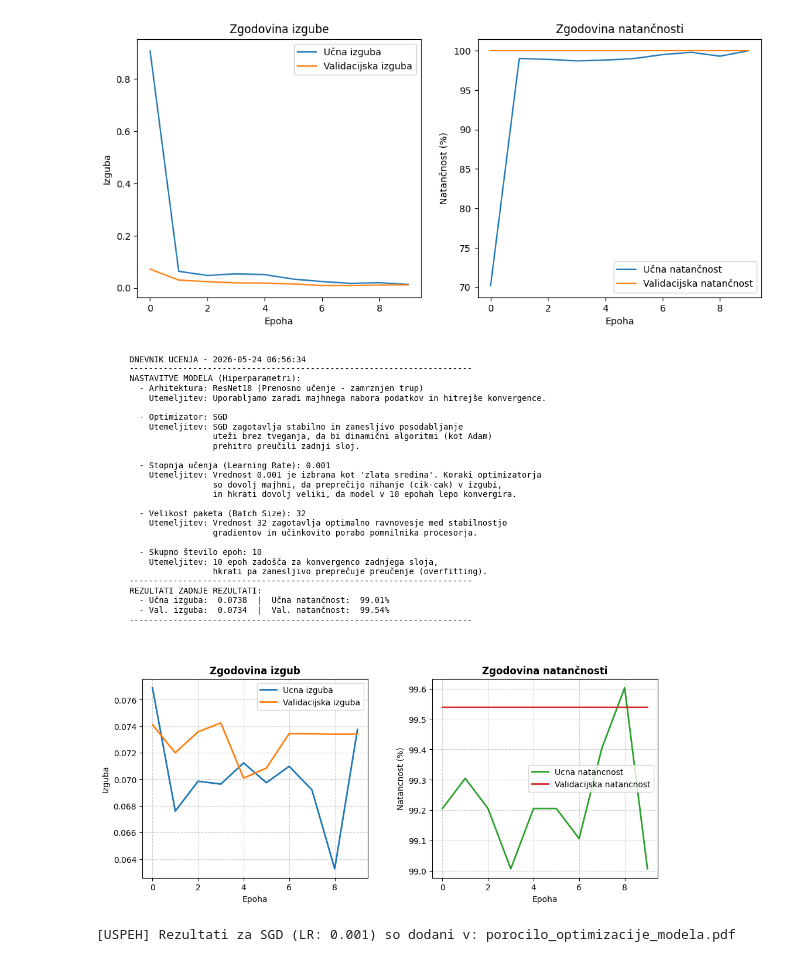
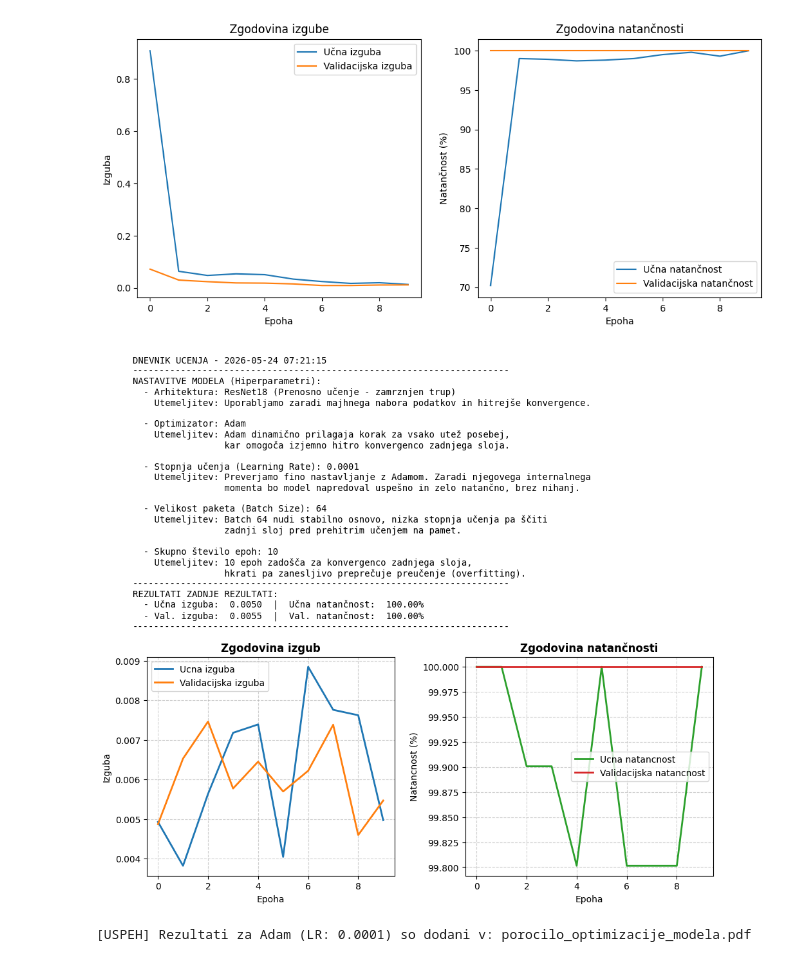
Before and after one commit to pametni-paketnik/paketnik, a Jupyter notebook: ORV/model_ucenje.ipynb, the cells around one changed output. Saved outputs shown, nothing was run; the diff lists cells and outputs as text; code cells hidden in the pictures.

Commit message:
Optimizacija modela - LR[0.01, 0.001, 0.0001], velikost paketa 64, optimizator Adam

```diff
--- a/ORV/model_ucenje.ipynb
+++ b/ORV/model_ucenje.ipynb
@@ -54,7 +54,8 @@ train_dataset = datasets.ImageFolder(root=os.path.join(data_dir, 'train'), trans
 val_dataset = datasets.ImageFolder(root=os.path.join(data_dir, 'val'), transform=val_test_transforms)
 test_dataset = datasets.ImageFolder(root=os.path.join(data_dir, 'test'), transform=val_test_transforms)
 
-BATCH_SIZE = 32
+# [32, 64, 128]
+BATCH_SIZE = 64
 
 train_loader = DataLoader(train_dataset, batch_size=BATCH_SIZE, shuffle=True)
 val_loader = DataLoader(val_dataset, batch_size=BATCH_SIZE, shuffle=False)
@@ -131,7 +132,7 @@ LEARNING_RATE = 0.0001
 
 # optimizator Adam = posodabljal bo samo uteži našega zadnjega sloja
 # OPTIMIZERS = ['Adam', 'SGD']
-optimizer = optim.SGD(model.fc.parameters(), lr=LEARNING_RATE)
+optimizer = optim.Adam(model.fc.parameters(), lr=LEARNING_RATE)
 
 # koliko krat bo šel naš model skozi celotno učno množico
 EPOCHS = 10
@@ -266,18 +267,16 @@ tekstovni_povzetek = (
     f"    Utemeljitev: Uporabljamo zaradi majhnega nabora podatkov in hitrejše konvergence.\n\n"
 
     f"  - Optimizator: {tip_optimizatorja}\n"
-    f"    Utemeljitev: SGD zagotavlja stabilno in zanesljivo posodabljanje\n"
-    f"                 uteži brez tveganja, da bi dinamični algoritmi (kot Adam)\n"
-    f"                 prehitro preučili zadnji sloj.\n\n"
+    f"    Utemeljitev: Adam dinamično prilagaja korak za vsako utež posebej,\n"
+    f"                 kar omogoča izjemno hitro konvergenco zadnjega sloja.\n\n"
 
     f"  - Stopnja učenja (Learning Rate): {trenutni_lr}\n"
-    f"    Utemeljitev: Izjemno nizka stopnja (0.0001) pomeni zelo varne in mikroskopske\n"
-    f"                 korake. S tem preverjamo, ali lahko model doseže izjemno fin lokalni\n"
-    f"                 minimum, vendar obstaja tveganje, da bo napredek prepočasen.\n\n"
+    f"    Utemeljitev: Preverjamo fino nastavljanje z Adamom. Zaradi njegovega internalnega\n"
+    f"                 momenta bo model napredoval uspešno in zelo natančno, brez nihanj.\n\n"
 
     f"  - Velikost paketa (Batch Size): {velikost_paketa}\n"
-    f"    Utemeljitev: Vrednost 32 zagotavlja optimalno ravnovesje med stabilnostjo\n"
-    f"                 gradientov in učinkovito porabo pomnilnika procesorja.\n\n"
+    f"    Utemeljitev: Batch 64 nudi stabilno osnovo, nizka stopnja učenja pa ščiti\n"
+    f"                 zadnji sloj pred prehitrim učenjem na pamet.\n\n"
 
     f"  - Skupno število epoh: {koncna_epoha}\n"
     f"    Utemeljitev: 10 epoh zadošča za konvergenco zadnjega sloja,\n"
@@ -290,7 +289,7 @@ tekstovni_povzetek = (
 )
 
 fig = plt.figure(figsize=(11, 8.5))
-fig.text(0.08, 1.2, tekstovni_povzetek, fontsize=10, fontproperties='monospace', verticalalignment='top')
+fig.text(0.08, 1.1, tekstovni_povzetek, fontsize=10, fontproperties='monospace', verticalalignment='top')
 
 # Graf za izgubo
 ax1 = fig.add_axes([0.1, 0.15, 0.35, 0.4])
@@ -304,32 +303,32 @@ ax1.grid(True, linestyle='--', alpha=0.6)
 
 # Graf za natančnost
 ax2 = fig.add_axes([0.55, 0.15, 0.35, 0.4])
 ax2.plot(zgodovina_natancnosti_v_ucenju, label='Ucna natancnost', color='#2ca02c', linewidth=2)
 ax2.plot(zgodovina_natancnosti_v_validaciji, label='Validacijska natancnost', color='#d62728', linewidth=2)
 ax2.set_xlabel('Epoha')
 ax2.set_ylabel('Natancnost (%)')
 ax2.legend()
 ax2.set_title('Zgodovina natančnosti', fontsize=12, fontweight='bold')
 ax2.grid(True, linestyle='--', alpha=0.6)
 
 zacasni_pdf = f"temp_izpis.pdf"
 plt.savefig(zacasni_pdf, bbox_inches='tight', dpi=300)
 plt.show()
 
 writer = PdfWriter()
 
 if os.path.exists(POT_DO_PDF_POROCILA):
     writer.append(POT_DO_PDF_POROCILA)
 
 writer.append(zacasni_pdf)
 with open(POT_DO_PDF_POROCILA, "wb") as fp:
     writer.write(fp)
 
 writer.close()
 if os.path.exists(zacasni_pdf):
     os.remove(zacasni_pdf)
 
 print(f"[USPEH] Rezultati za {tip_optimizatorja} (LR: {trenutni_lr}) so dodani v: {POT_DO_PDF_POROCILA}")
 # %% [output]
-[figure, old version]
+[figure, new version]
-[USPEH] Rezultati za SGD (LR: 0.001) so dodani v: porocilo_optimizacije_modela.pdf
+[USPEH] Rezultati za Adam (LR: 0.0001) so dodani v: porocilo_optimizacije_modela.pdf
```
Also changed, not shown: parts of 1 cell of this notebook, 1 other file.
